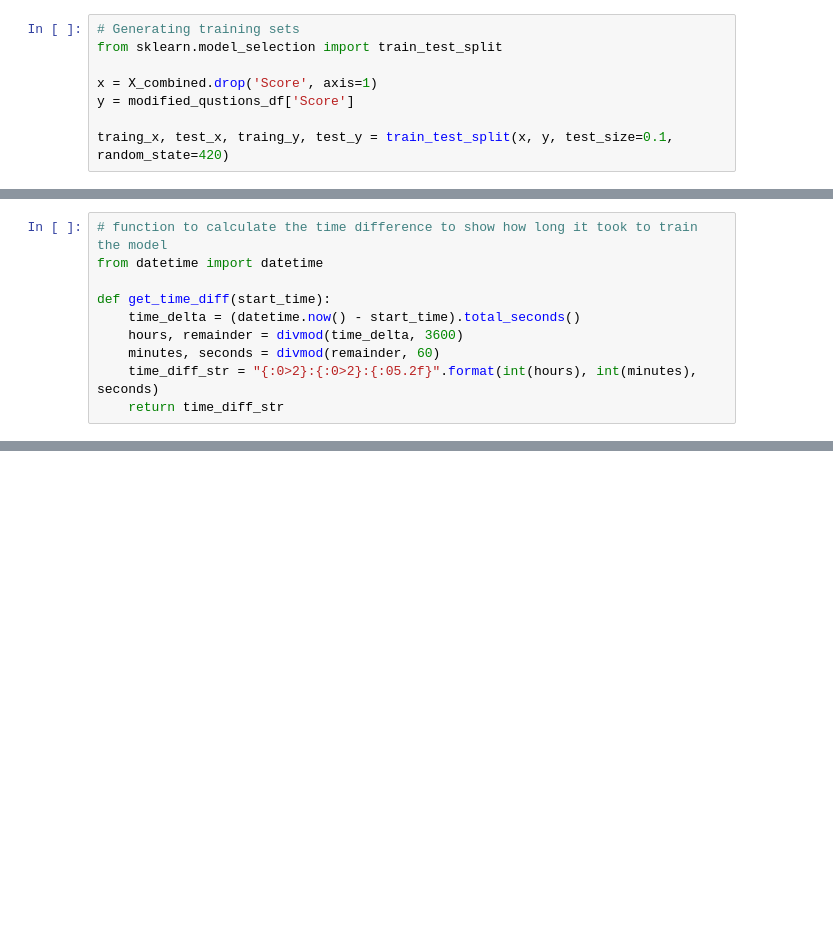
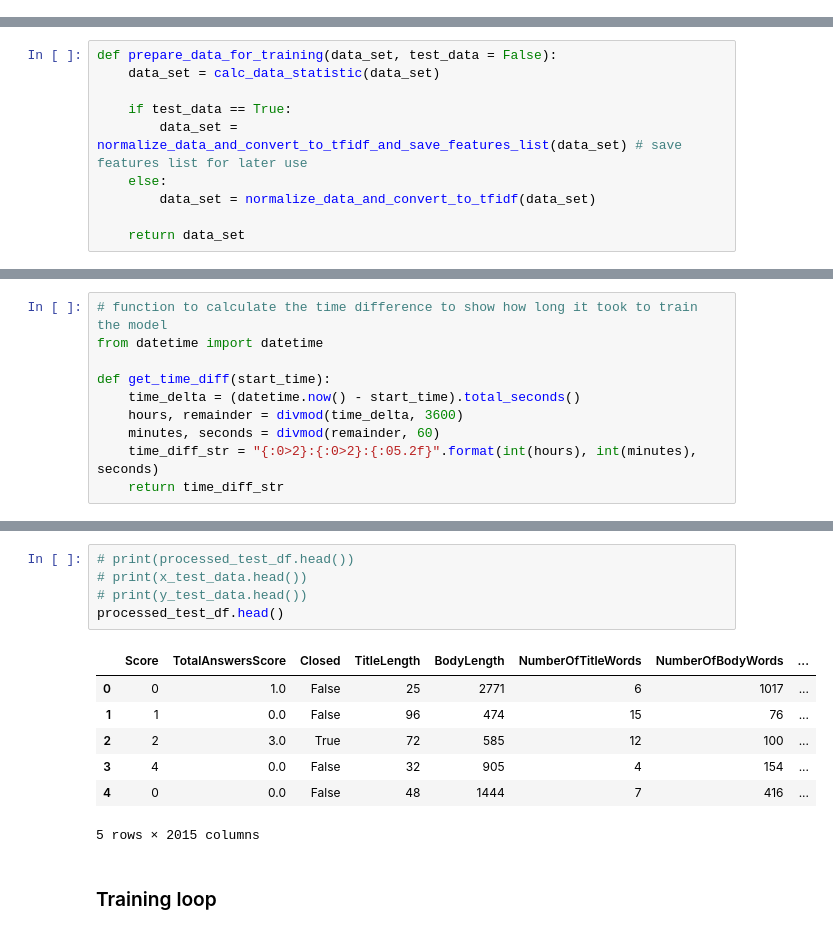
Before and after one commit to marcinkaczmarzyk/ai_stack_overflow, a Jupyter notebook: AI Stack Overflow predictions .ipynb, the cells around one changed output, grey strips where cells are left out. Saved outputs shown, nothing was run; the diff lists cells and outputs as text; blank space fills up the shorter version.

```diff
--- a/AI Stack Overflow predictions .ipynb
+++ b/AI Stack Overflow predictions .ipynb
@@ -515,8 +421,0 @@ plt.show()
-# %%
-# Generating training sets
-from sklearn.model_selection import train_test_split
-
-x = X_combined.drop('Score', axis=1)
-y = modified_qustions_df['Score']
-
-traing_x, test_x, traing_y, test_y = train_test_split(x, y, test_size=0.1, random_state=420)
@@ -522,0 +575,10 @@ traing_x, test_x, traing_y, test_y = train_test_split(x, y, test_size=0.1, rando
+# %%
+def prepare_data_for_training(data_set, test_data = False):
+    data_set = calc_data_statistic(data_set)
+
+    if test_data == True:
+        data_set = normalize_data_and_convert_to_tfidf_and_save_features_list(data_set) # save features list for later use
+    else:
+        data_set = normalize_data_and_convert_to_tfidf(data_set)
+
+    return data_set
@@ -571,2 +676,17 @@ def get_time_diff(start_time):
+# %%
+# print(processed_test_df.head())
+# print(x_test_data.head())
+# print(y_test_data.head())
+processed_test_df.head()
+# %% [output]
+|  | Score | TotalAnswersScore | Closed | TitleLength | BodyLength | NumberOfTitleWords | NumberOfBodyWords | ... |
+| 0 | 0 | 1.0 | False | 25 | 2771 | 6 | 1017 | ... |
+| 1 | 1 | 0.0 | False | 96 | 474 | 15 | 76 | ... |
+| 2 | 2 | 3.0 | True | 72 | 585 | 12 | 100 | ... |
+| 3 | 4 | 0.0 | False | 32 | 905 | 4 | 154 | ... |
+| 4 | 0 | 0.0 | False | 48 | 1444 | 7 | 416 | ... |
+5 rows × 2015 columns
+# %% [markdown]
+### Training loop
 # %%
 import sys
```
Also changed, not shown: parts of 33 cells of this notebook, 1 other file.
